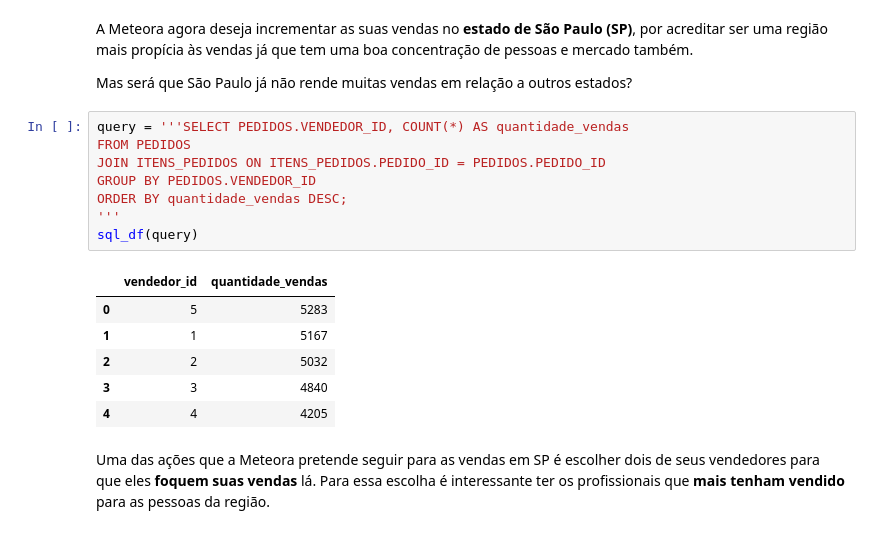
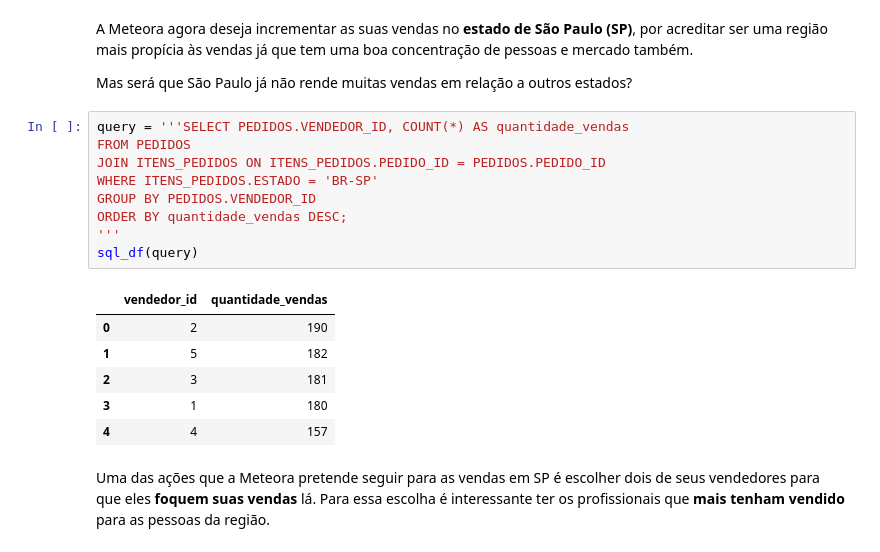
Before and after one commit to renatamontanhana/Python_e_SQL, a Jupyter notebook: Notebook_SQL_e_Python.ipynb, the cells around one changed output. Drawn from its saved outputs; the diff is of its cells as text.

```diff
--- a/Notebook_SQL_e_Python.ipynb
+++ b/Notebook_SQL_e_Python.ipynb
@@ -415,17 +415,18 @@ Mas será que São Paulo já não rende muitas vendas em relação a outros esta
 # %%
 query = '''SELECT PEDIDOS.VENDEDOR_ID, COUNT(*) AS quantidade_vendas
 FROM PEDIDOS
 JOIN ITENS_PEDIDOS ON ITENS_PEDIDOS.PEDIDO_ID = PEDIDOS.PEDIDO_ID
+WHERE ITENS_PEDIDOS.ESTADO = 'BR-SP'
 GROUP BY PEDIDOS.VENDEDOR_ID
 ORDER BY quantidade_vendas DESC;
 '''
 sql_df(query)
 # %% [output]
 |  | vendedor_id | quantidade_vendas |
-| 0 | 5 | 5283 |
-| 1 | 1 | 5167 |
-| 2 | 2 | 5032 |
-| 3 | 3 | 4840 |
-| 4 | 4 | 4205 |
+| 0 | 2 | 190 |
+| 1 | 5 | 182 |
+| 2 | 3 | 181 |
+| 3 | 1 | 180 |
+| 4 | 4 | 157 |
 # %% [markdown]
 Uma das ações que a Meteora pretende seguir para as vendas em SP é escolher dois de seus vendedores para que eles **foquem suas vendas** lá. Para essa escolha é interessante ter os profissionais que **mais tenham vendido** para as pessoas da região.
```
